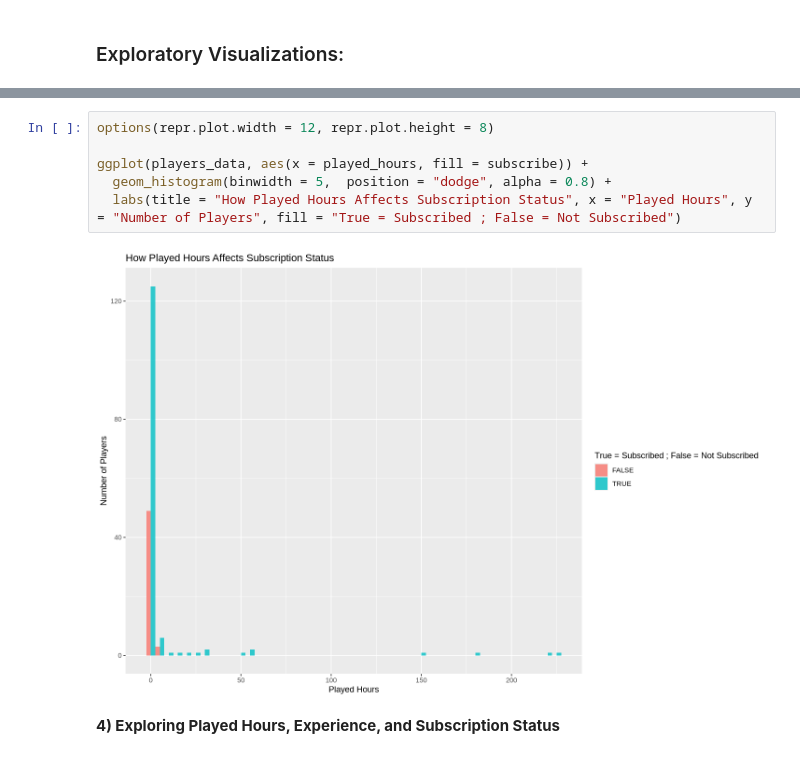
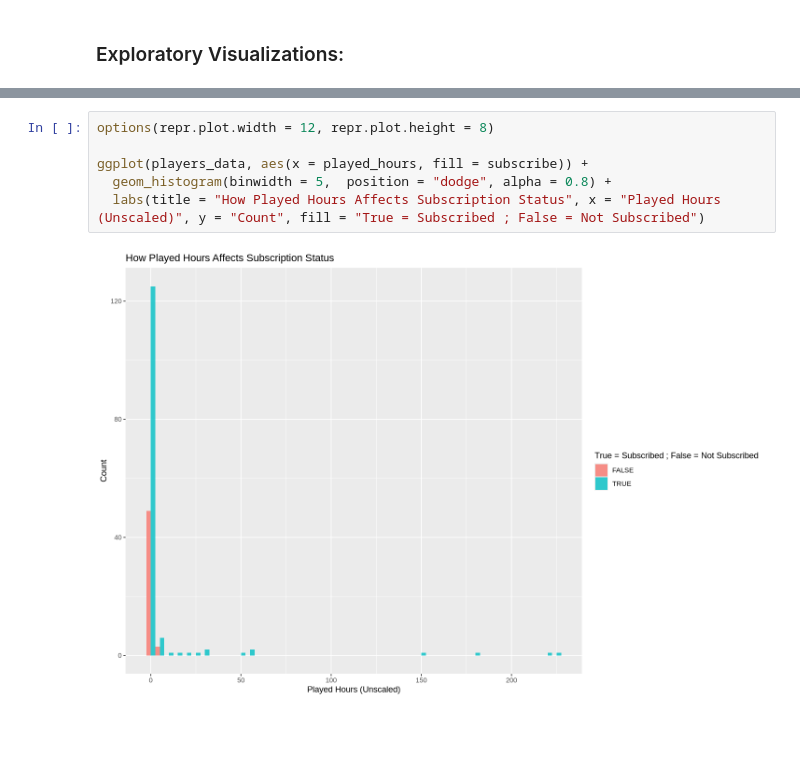
Before and after one commit to charlizechan/dsci100_project, a Jupyter notebook: dsci100_indv.ipynb, the cells around one changed output, grey strips where cells are left out. Drawn from its saved outputs; the diff is of its cells as text; blank space fills up the shorter version.

```diff
--- a/dsci100_indv.ipynb
+++ b/dsci100_indv.ipynb
@@ -409,10 +502,8 @@ The same statement, players who played fewer hours tend not to subscribe to the
 # %%
 options(repr.plot.width = 12, repr.plot.height = 8)
 
 ggplot(players_data, aes(x = played_hours, fill = subscribe)) +
   geom_histogram(binwidth = 5,  position = "dodge", alpha = 0.8) +
-  labs(title = "How Played Hours Affects Subscription Status", x = "Played Hours", y = "Number of Players", fill = "True = Subscribed ; False = Not Subscribed")
+  labs(title = "How Played Hours Affects Subscription Status", x = "Played Hours (Unscaled)", y = "Count", fill = "True = Subscribed ; False = Not Subscribed")
 # %% [output]
-[figure, old version]
+[figure, new version]
-# %% [markdown]
-**4) Exploring Played Hours, Experience, and Subscription Status**
```
Also changed, not shown: parts of 43 cells of this notebook.
